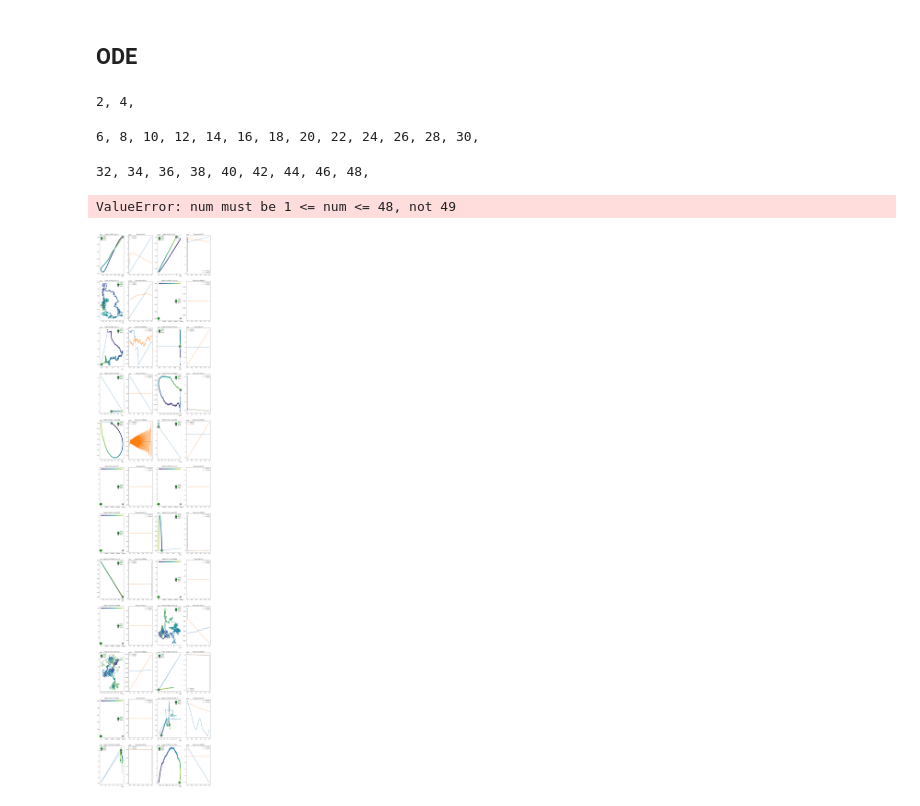
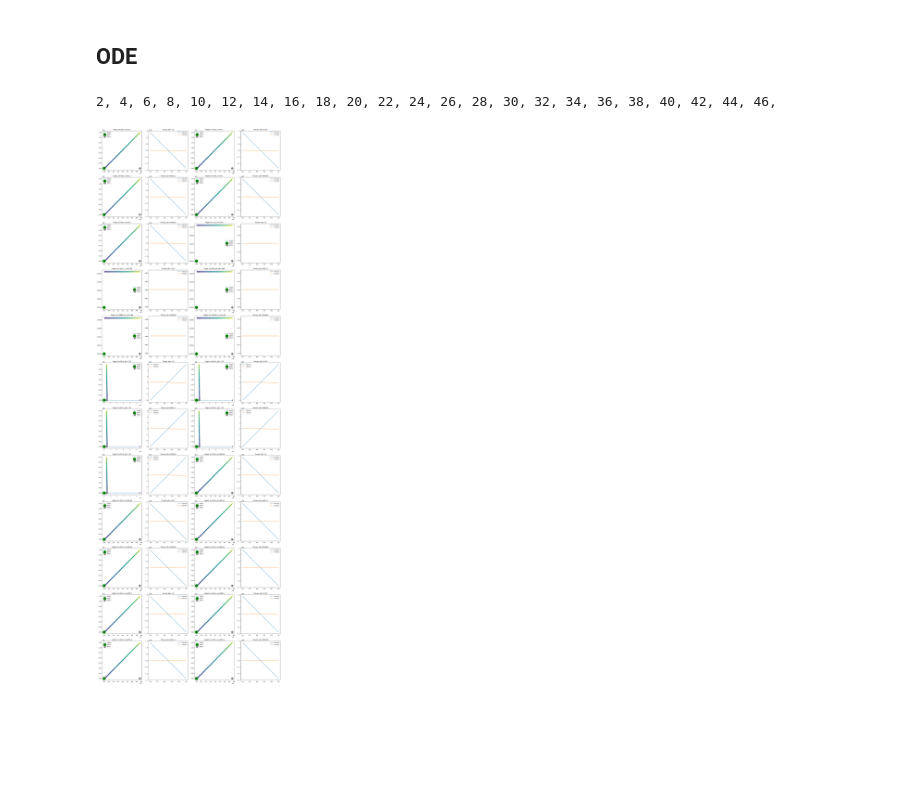
Before and after one commit to binDebug3/OrbitalTrajectory, a Jupyter notebook: dylan.ipynb, the cells around one changed output. Drawn from its saved outputs; the diff is of its cells as text; code cells hidden in the pictures; blank space fills up the shorter version.

```diff
--- a/dylan.ipynb
+++ b/dylan.ipynb
@@ -14,11 +14,11 @@ from scipy.integrate import solve_bvp
 """
 CONSTANTS
 mass in kg
-distance in km
+distance in m
 force in kN
 angle in degrees
-speed in km/h
-time in hours
+speed in m/s
+time in s
 """
 
 # ROCKET
@@ -34,17 +34,18 @@ A = rocket_diameter * np.pi # area that the wind hits
 Ve = 0                  # velocity of the earth
 Me = 5.97219e24         # mass of the earth
 we = 1.675e3            # angular velocity of the earth at the equator
-Re = 6.3781e3           # radius of the earth
+we = 460.0              # angular velocity of the earth at the equator (fixed)??
+Re = 6.3781e6           # radius of the earth
 
 # MOON
 Vm = 3.683e3            # speed of the moon
 Mm = 7.34767309e22      # mass of the moon
 wm = 1.67e1             # angular velocity of the moon at its equator
-Rm = 1.738e3            # radius of the moon
+Rm = 1.738e6            # radius of the moon
 P = 6.552e2             # period of the orbit of the moon
 
 # SPACE
-Lm = 3.84e5             # distance from the earth to the moon
+Lm = 3.84e8             # distance from the earth to the moon
 G = 6.673e-11           # graviational constant in (N * m^2) / (kg^2)
 
 # DRAG
@@ -112,7 +113,7 @@ u = np.array([ux0, uy0])
 
 
 # final endpoints. idk bro
-hf = 1e1                # final distance between rocket and moon
+hf = 1e2                # final distance between rocket and moon
 vf = 1e1                # orbital speed of the moon but idk what that is
 # xrxf = moon_position(tf) * np.cos(phi_tf) + hf * np.cos(phi_tf + 90)
 # xryf = moon_position(tf) * np.sin(phi_tf) + hf * np.sin(phi_tf + 90)
@@ -399,33 +400,33 @@ def update(t,z,p):
     ux = p3 / (2*mass_r) / cost
     uy = p4 / (2*mass_r) / cost
 
-    return tf*np.vstack((z[2],
+    return np.vstack((z[2],
                         z[3],
                         (ux / mass_r - gravity(pos) + gravity(pos, moon=moon_pos) - drag(z)),
                         (uy / mass_r - gravity(pos, x_dir=False) - gravity(x, x_dir=False, moon=moon_pos) - drag(z, x=False)),
                         # p1 prime
-                        p4 * ((-3*G*Mm*(Lm-x)*y) / ((Lm-x)**2 + y**2)**4) + 3*G*Me*x*y / (x**2 + y**2)**2.5 + \
+                        -(p4 * ((-3*G*Mm*(Lm-x)*y) / ((Lm-x)**2 + y**2)**4) + 3*G*Me*x*y / (x**2 + y**2)**2.5 + \
                             p3*((3*G*Mm*(Lm-x)**2 / ((Lm-x)**2 + y**2)**4) + \
                                 (G*Mm / (2*((Lm-x)**2 + y**2)**3)) + \
                                     (3*G*Me*x**2 / (x**2 + y**2)**2.5) - \
-                                        (G*Me / (x**2 + y**2)**1.5)),
+                                        (G*Me / (x**2 + y**2)**1.5))),
                         # p2 prime
-                        p3 * ((-3*G*Mm*(Lm-x)*y) / ((Lm-x)**2 + y**2)**4) + 3*G*Me*x*y / (x**2 + y**2)**2.5 + \
+                        -(p3 * ((-3*G*Mm*(Lm-x)*y) / ((Lm-x)**2 + y**2)**4) + 3*G*Me*x*y / (x**2 + y**2)**2.5 + \
                             p4*((3*G*Mm*y**2 / ((Lm-x)**2 + y**2)**4) - \
                                 (G*Mm / (2*((Lm-x)**2 + y**2)**3)) + \
                                     (3*G*Me*y**2 / (x**2 + y**2)**2.5) - \
-                                        (G*Me / (x**2 + y**2)**1.5)),
+                                        (G*Me / (x**2 + y**2)**1.5))),
                         # p3 prime
-                        p1,
+                        -p1,
                         # p4 prime
-                        p2
+                        -p2
                         ))
 
 # set up the endpoint conditions. The final one is H(tf) = 2a( -tf-1)
 def bc(ya,yb,p):
     tf = p[0]
     # print(len(ya), len(yb), len(p))
-    return np.array([ya[0]-Re, ya[1]-0, ya[2]-0, ya[3]-we*10000,              # start conditions
+    return np.array([ya[0]-Re, ya[1]-0, ya[2]-0, ya[3]-we,              # start conditions
                      yb[0]-Lm, yb[1]-Rm-hf, yb[2]-vf, yb[3]-0,                # end conditions
                      tf-final_time])
 
@@ -434,14 +435,15 @@ def bc(ya,yb,p):
 count = 0
 r1 = 5
 r2 = 5
-plt.figure(figsize=(20, 100))
+# y_path =
+plt.figure(figsize=(20, 60))
 for i, y_guess in enumerate(np.geomspace(0.1, 500, num=r1)):
     for j, p_guess in enumerate(np.geomspace(1, 25000, num=r2)):
         # y_guess = 0.84
         # p_guess = 250000
         t = np.linspace(0,1,n)
         # y = np.ones((dim, t.size)) * y_guess
-        y = np.array([np.linspace(Re, Lm, n), np.ones(n)*y_guess, np.ones(n)*y_guess, np.ones(n)*y_guess, np.ones(n)*y_guess, np.ones(n)*y_guess, np.ones(n)*y_guess, np.ones(n)*y_guess])
+        y = np.array([np.linspace(Re, Lm, n), np.full(n, 0.001)*y_guess, np.ones(n)*y_guess, np.ones(n)*y_guess, np.ones(n)*y_guess, np.ones(n)*y_guess, np.ones(n)*y_guess, np.ones(n)*y_guess])
         # p0 = np.array([2])
         p0 = np.array([p_guess])
         res = solve_bvp(update, bc, t, y, p=p0)
@@ -451,35 +453,34 @@ for i, y_guess in enumerate(np.geomspace(0.1, 500, num=r1)):
         # print(res.sol(t_plot).shape)
         x_plot = res.sol(t_plot)[0]
         y_plot = res.sol(t_plot)[1]
         px_plot = res.sol(t_plot)[6]
         py_plot = res.sol(t_plot)[7]
         ux_plot = px_plot
         uy_plot = py_plot
 
         plt.subplot((r2*r1)//2, 4, 1+count)
         # plt.plot(t_plot, x_plot)
         # plt.plot(t_plot, y_plot)
         plt.plot(x_plot, y_plot, label="Flight")
         plt.scatter(x_plot, y_plot, cmap="viridis", c=t_plot)
         plt.scatter(0,0, label="Earth", c="green", s=500)
         plt.scatter(Lm, 0, label="Moon", c="grey", s=250)
         plt.legend()
         plt.title(f"Flight. tf={round(res.p[0], 2)}, y0={round(y_guess, 2)}")
         # plt.xlim(0, Lm*1.2)
         plt.set_cmap("viridis")
 
         plt.subplot((r2*r1)//2, 4, 2+count)
         plt.plot(t_plot, ux_plot, label="X thrust")
         plt.plot(t_plot, uy_plot, label="Y thrust")
         plt.title(f"Thrust. p0={round(p_guess, 2)}")
         plt.legend()
         count += 2
+        if count >= ((r2 * r1) // 2) * 4:
+            break
         print(count, end=", ")
 plt.tight_layout()
 plt.show()
 # %% [output]
-2, 4,
+2, 4, 6, 8, 10, 12, 14, 16, 18, 20, 22, 24, 26, 28, 30, 32, 34, 36, 38, 40, 42, 44, 46,
-6, 8, 10, 12, 14, 16, 18, 20, 22, 24, 26, 28, 30,
-32, 34, 36, 38, 40, 42, 44, 46, 48,
-ValueError: num must be 1 <= num <= 48, not 49
-[figure, old version]
+[figure, new version]
```
